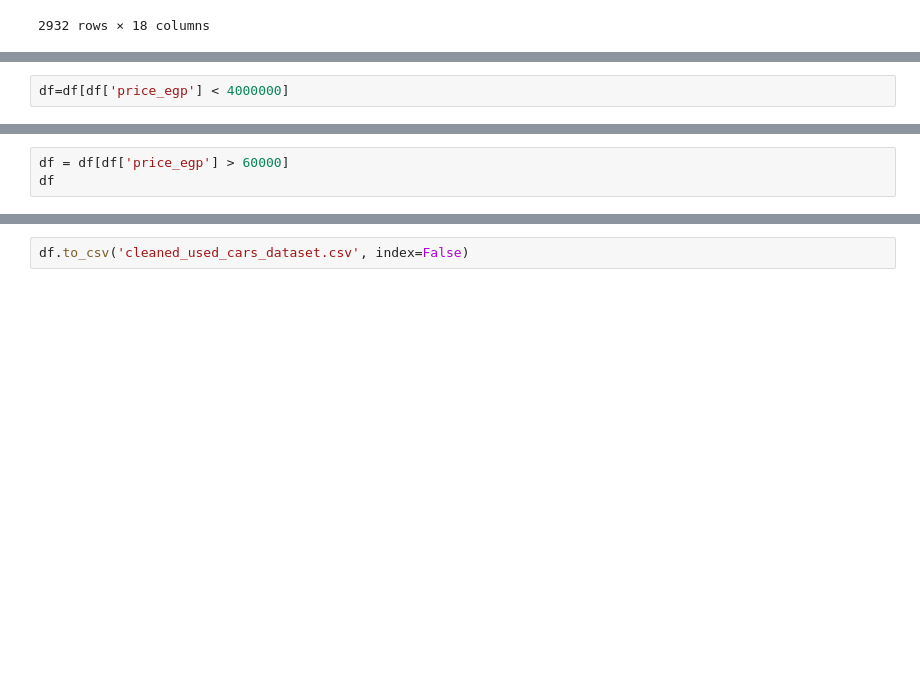
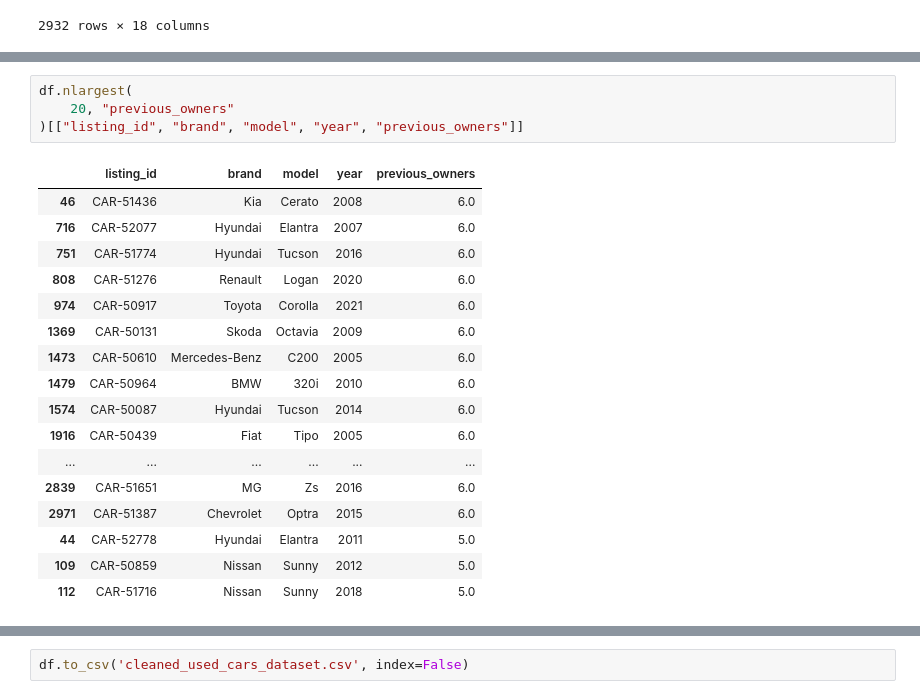
Before and after one commit to SaraElbably-2024/used_car_market_EDA, a Jupyter notebook: datacleaning.ipynb, the cells around one changed output, grey strips where cells are left out. Cells and saved outputs as stored; diff of their text form; blank space fills up the shorter version.

```diff
--- a/datacleaning.ipynb
+++ b/datacleaning.ipynb
@@ -544,2 +606,0 @@ df.nlargest(10, 'price_egp')[['brand','model','year','mileage_km','price_egp']]
-# %%
-df=df[df['price_egp'] < 4000000]
@@ -565,3 +606,0 @@ df.nsmallest(10, 'price_egp')[['brand','model','year','mileage_km','price_egp']]
-# %%
-df = df[df['price_egp'] > 60000]
-df
@@ -602,0 +693,22 @@ df
+# %%
+df.nlargest(
+    20, "previous_owners"
+)[["listing_id", "brand", "model", "year", "previous_owners"]]
+# %% [output]
+|  | listing_id | brand | model | year | previous_owners |
+| 46 | CAR-51436 | Kia | Cerato | 2008 | 6.0 |
+| 716 | CAR-52077 | Hyundai | Elantra | 2007 | 6.0 |
+| 751 | CAR-51774 | Hyundai | Tucson | 2016 | 6.0 |
+| 808 | CAR-51276 | Renault | Logan | 2020 | 6.0 |
+| 974 | CAR-50917 | Toyota | Corolla | 2021 | 6.0 |
+| 1369 | CAR-50131 | Skoda | Octavia | 2009 | 6.0 |
+| 1473 | CAR-50610 | Mercedes-Benz | C200 | 2005 | 6.0 |
+| 1479 | CAR-50964 | BMW | 320i | 2010 | 6.0 |
+| 1574 | CAR-50087 | Hyundai | Tucson | 2014 | 6.0 |
+| 1916 | CAR-50439 | Fiat | Tipo | 2005 | 6.0 |
+| ... | ... | ... | ... | ... | ... |
+| 2839 | CAR-51651 | MG | Zs | 2016 | 6.0 |
+| 2971 | CAR-51387 | Chevrolet | Optra | 2015 | 6.0 |
+| 44 | CAR-52778 | Hyundai | Elantra | 2011 | 5.0 |
+| 109 | CAR-50859 | Nissan | Sunny | 2012 | 5.0 |
+| 112 | CAR-51716 | Nissan | Sunny | 2018 | 5.0 |
```
Also changed, not shown: parts of 45 cells of this notebook, 1 other file.
